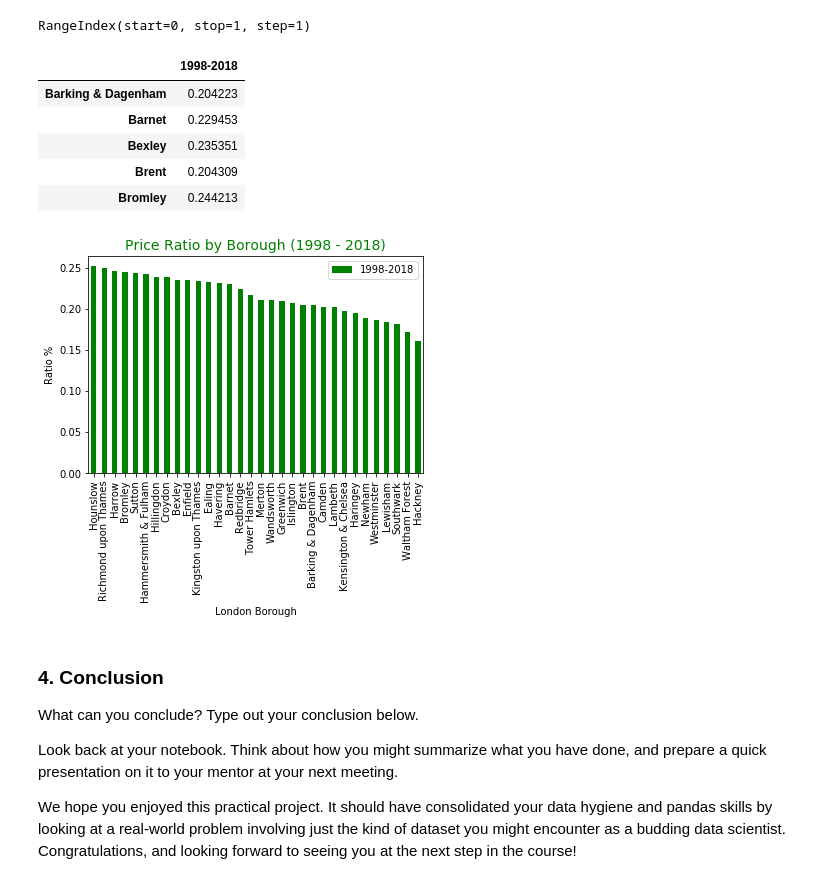
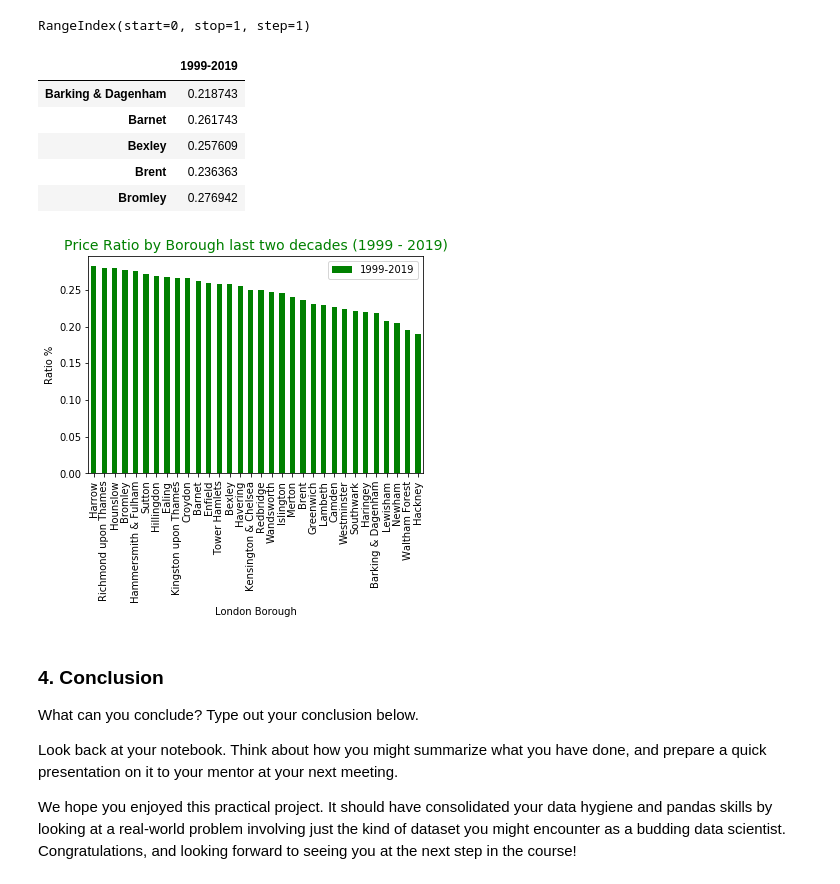
Before and after one commit to avpr2000/LondonHousing, a Jupyter notebook: Tier3_LondonHousingPrices.ipynb, the cells around one changed output. Drawn from its saved outputs; the diff is of its cells as text; code cells hidden in the pictures.

Commit message:
Add files via upload
Last changes - more insigths

```diff
--- a/Tier3_LondonHousingPrices.ipynb
+++ b/Tier3_LondonHousingPrices.ipynb
@@ -405,15 +390,15 @@ Bear in mind: you don't have to write a function like this if you don't want to.
 # %%
 # def create_price_ratio(d):
-#     price_1998 = float(d['Average prices'][d['Year']==1998]) #.groupby(by=['London_Borough', 'Year']).mean()
-#     price_2018 = float(d['Average prices'][d['Year']==2018]) #.groupby(by=['London_Borough', 'Year']).mean()
-#     ratio = [price_1998/price_2018]
+#     price_1999 = float(d['Average prices'][d['Year']==1999]) #.groupby(by=['London_Borough', 'Year']).mean()
+#     price_2019 = float(d['Average prices'][d['Year']==2019]) #.groupby(by=['London_Borough', 'Year']).mean()
+#     ratio = [price_1999/price_2019]
 #     return ratio
 
 # Here's where you should write your function:
 def create_price_ratio(d):
-    y1998 = float(d['Average prices'][d['Year']==1998])
-    y2018 = float(d['Average prices'][d['Year']==2018])
-    ratio = [y1998/y2018]
+    y1999 = float(d['Average prices'][d['Year']==1999])
+    y2019 = float(d['Average prices'][d['Year']==2019])
+    ratio = [y1999/y2019]
     return ratio
 
 create_price_ratio(dfg[dfg['London_Borough']=='Camden'])
@@ -455,29 +440,29 @@ ratio_T.columns
 RangeIndex(start=0, stop=1, step=1)
 # %%
 # Change Title ratio
-ratio_T.rename(columns={0: '1998-2018'}, inplace=True)
+ratio_T.rename(columns={0: '1999-2019'}, inplace=True)
 
 ratio_T.head()
 # %% [output]
-|  | 1998-2018 |
-| Barking & Dagenham | 0.204223 |
-| Barnet | 0.229453 |
-| Bexley | 0.235351 |
-| Brent | 0.204309 |
-| Bromley | 0.244213 |
+|  | 1999-2019 |
+| Barking & Dagenham | 0.218743 |
+| Barnet | 0.261743 |
+| Bexley | 0.257609 |
+| Brent | 0.236363 |
+| Bromley | 0.276942 |
 # %%
 # Sort Ratio Values, Self Explanatory in Graph
 
-ratio_T.sort_values('1998-2018', ascending=False, inplace=True)
+ratio_T.sort_values('1999-2019', ascending=False, inplace=True)
 ratio_T.plot(kind='bar', color='g')
 
-plt.title('Price Ratio by Borough (1998 - 2018)', fontsize = 14, color='green')
+plt.title('Price Ratio by Borough last two decades (1999 - 2019)', fontsize = 14, color='green')
 plt.xlabel('London Borough')
 plt.ylabel('Ratio %')
 
 plt.show();
 # %% [output]
-[figure, old version]
+[figure, new version]
 # %% [markdown]
 ### 4. Conclusion
 What can you conclude? Type out your conclusion below.
```
Also changed, not shown: parts of 14 cells of this notebook.
